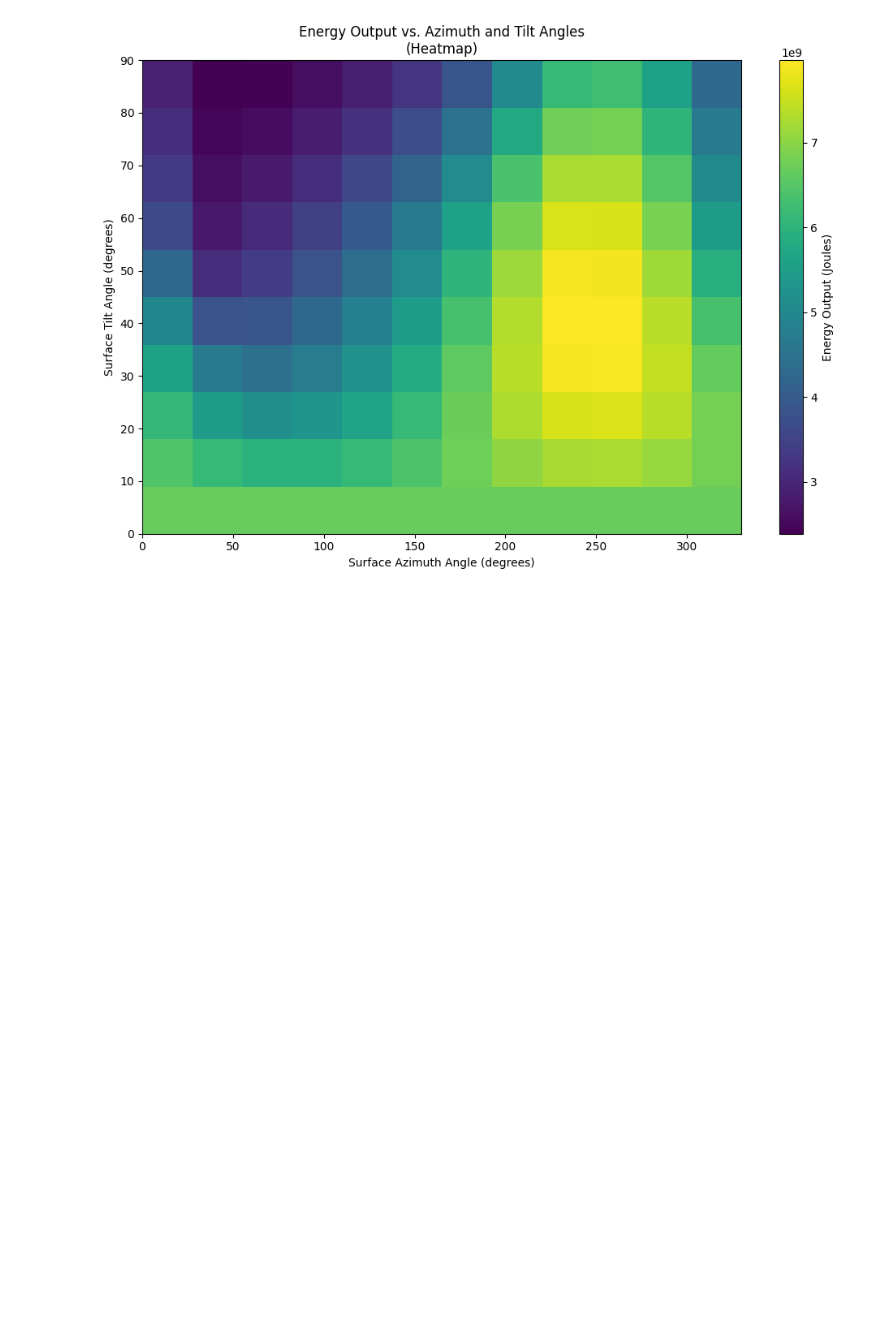
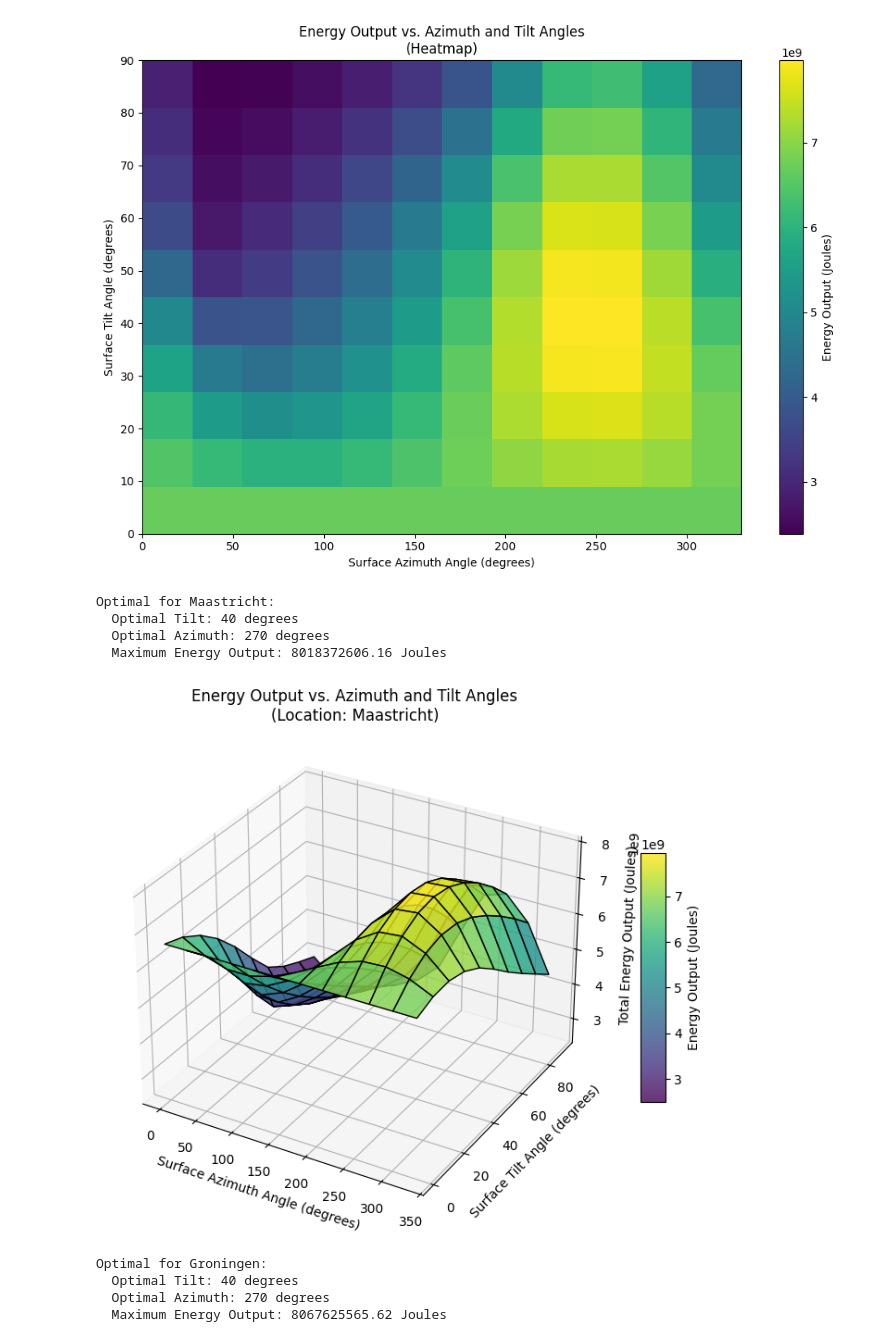
Before and after one commit to Qrax/PV-Systems-Data, a Jupyter notebook: Simulaties_na_ceck_met_amolf.ipynb, the cells around one changed output. Drawn from its saved outputs; the diff is of its cells as text; code cells hidden in the pictures; blank space fills up the shorter version.

Commit message:
"Ingezoomde" plot op de verschillende tilt en positie hoeken voor 3 locaties

```diff
--- a/Simulaties_na_ceck_met_amolf.ipynb
+++ b/Simulaties_na_ceck_met_amolf.ipynb
@@ -775,3 +775,77 @@ plt.show()
 [figure]
 [figure]
 [figure]
+# %%
+# Define coordinates for the selected cities
+locations = {
+    "Maastricht": {"latitude": 50.8514, "longitude": 5.6900},
+    "Groningen": {"latitude": 53.2194, "longitude": 6.5665},
+}
+
+# Iterate through the two locations
+for city, coords in locations.items():
+    # Update latitude and longitude for the simulation
+    latitude = coords["latitude"]
+    longitude = coords["longitude"]
+
+    # Placeholder for energy output
+    energy_output = np.zeros_like(azimuth_grid, dtype=float)
+
+    # Simulate for each combination of azimuth and tilt
+    for i, azimuth in enumerate(azimuths):
+        for j, tilt in enumerate(tilts):
+            # Run the simulation with updated location
+            dc_power_df = simulatie_runnen(
+                filtered_df,
+                surface_azimuth=azimuth,
+                surface_tilt=tilt,
+                latitude=latitude,
+                longitude=longitude,
+            )
+
+            # Ensure the result is in DataFrame format
+            if isinstance(dc_power_df, str):
+                from io import StringIO
+                dc_power_df = pd.read_csv(StringIO(dc_power_df))
+
+            # Compute total energy (sum of power over time in Joules)
+            total_energy = dc_power_df.sum() * 60 * 5  # Assuming 5-minute intervals
+            total_energy_value = total_energy.values[0] if isinstance(total_energy, pd.Series) else total_energy
+
+            # Store the result in the energy output grid
+            energy_output[j, i] = total_energy_value
+
+    # Find optimal tilt and azimuth
+    max_energy_index = np.unravel_index(np.argmax(energy_output), energy_output.shape)
+    optimal_tilt = tilts[max_energy_index[0]]
+    optimal_azimuth = azimuths[max_energy_index[1]]
+    max_energy = energy_output[max_energy_index]
+
+    # Print optimal values
+    print(f"Optimal for {city}:")
+    print(f"  Optimal Tilt: {optimal_tilt} degrees")
+    print(f"  Optimal Azimuth: {optimal_azimuth} degrees")
+    print(f"  Maximum Energy Output: {max_energy:.2f} Joules")
+
+    # Generate 3D Plot for the location
+    fig = plt.figure(figsize=(10, 7))
+    ax = fig.add_subplot(111, projection='3d')
+    surf = ax.plot_surface(
+        azimuth_grid, tilt_grid, energy_output, cmap="viridis", edgecolor="k", alpha=0.8
+    )
+    ax.set_xlabel("Surface Azimuth Angle (degrees)")
+    ax.set_ylabel("Surface Tilt Angle (degrees)")
+    ax.set_zlabel("Total Energy Output (Joules)")
+    ax.set_title(f"Energy Output vs. Azimuth and Tilt Angles\n(Location: {city})")
+    fig.colorbar(surf, ax=ax, shrink=0.5, aspect=10, label="Energy Output (Joules)")
+    plt.show()
+# %% [output]
+Optimal for Maastricht:
+  Optimal Tilt: 40 degrees
+  Optimal Azimuth: 270 degrees
+  Maximum Energy Output: 8018372606.16 Joules
+[figure, added]
+Optimal for Groningen:
+  Optimal Tilt: 40 degrees
+  Optimal Azimuth: 270 degrees
+  Maximum Energy Output: 8067625565.62 Joules
```
Also changed, not shown: parts of 2 cells of this notebook.
